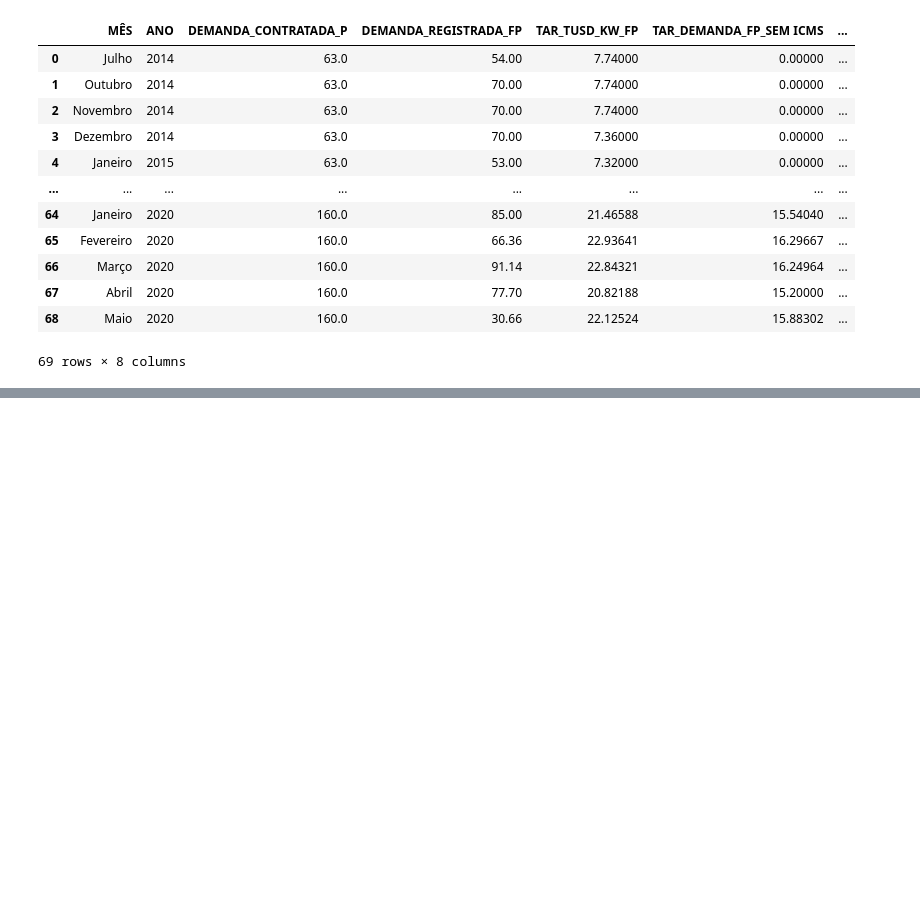
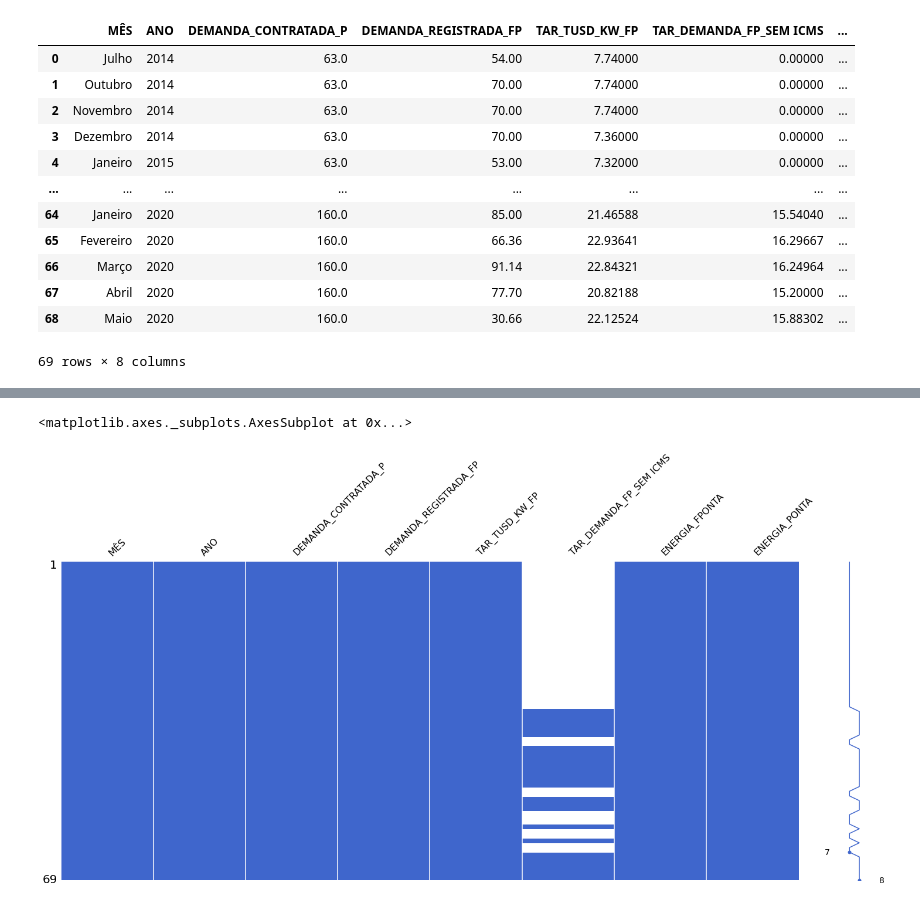
Before and after one commit to byronacunia/UFCA_estudo_mercado_livre, a Jupyter notebook: UFCA.ipynb, the cells around one changed output, grey strips where cells are left out. Saved outputs shown, nothing was run; the diff lists cells and outputs as text; code cells hidden in the pictures; blank space fills up the shorter version.

```diff
--- a/UFCA.ipynb
+++ b/UFCA.ipynb
@@ -229,0 +232,4 @@ dadosUC2
+# %%
+dadosUC3 = UC3[['MÊS', 'ANO','DEMANDA_CONTRATADA_P','DEMANDA_REGISTRADA_FP','TAR_TUSD_KW_FP', 'TAR_DEMANDA_FP_SEM ICMS', 'ENERGIA_FPONTA', 'ENERGIA_PONTA']].reset_index()
+del dadosUC3['index']
+dadosUC3
@@ -229,0 +250,5 @@ dadosUC2
+# %%
+msno.matrix(dadosUC3, color = (0.25,0.4,0.8))
+# %% [output]
+<matplotlib.axes._subplots.AxesSubplot at 0x...>
+[figure, added]
```
Also changed, not shown: parts of 20 cells of this notebook.
